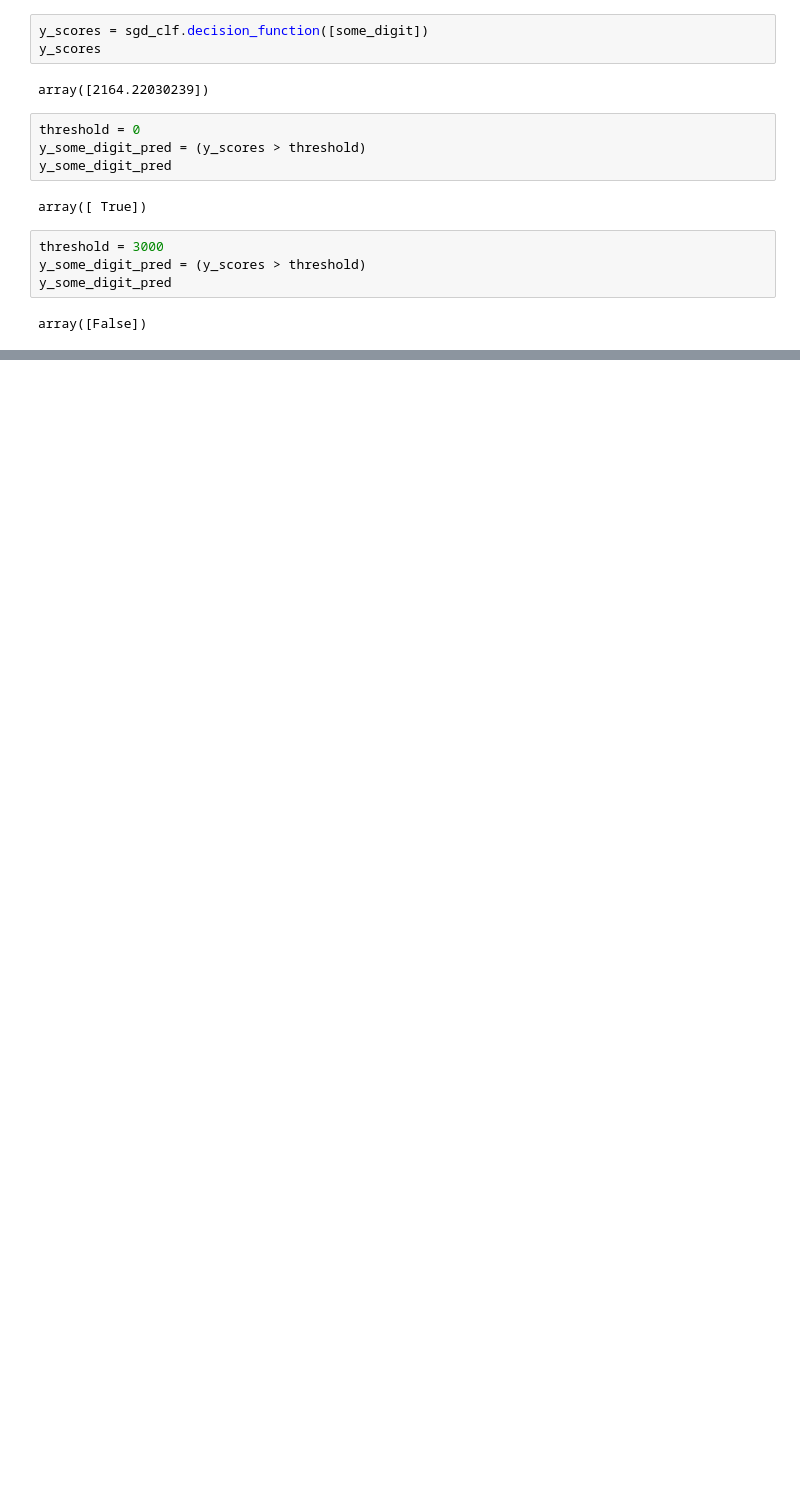
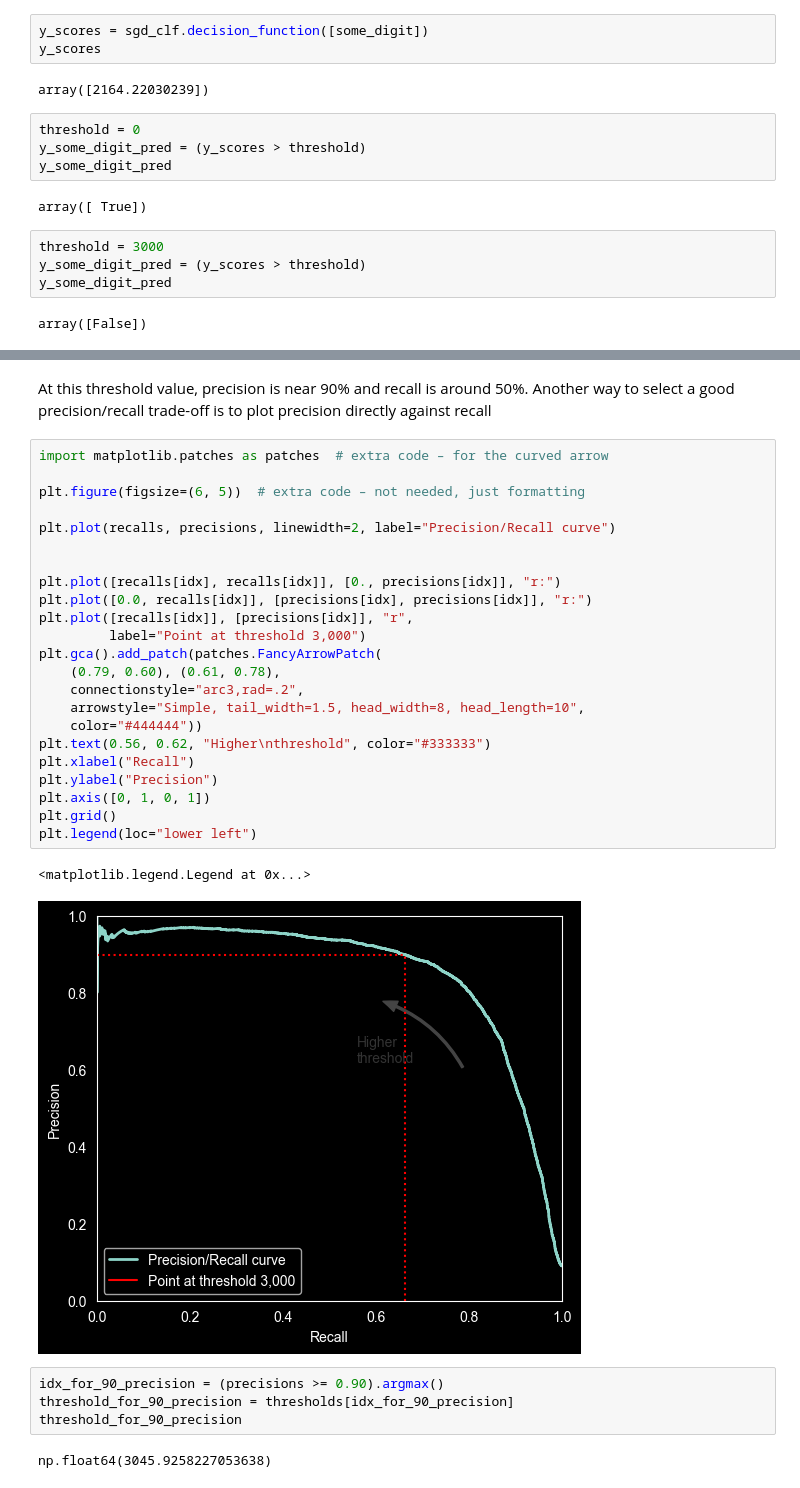
Before and after one commit to Harsh-Prajapati54/ML-Projects, a Jupyter notebook: Handwritten-Classification.ipynb, the cells around one changed output, grey strips where cells are left out. Drawn from its saved outputs; the diff is of its cells as text; blank space fills up the shorter version.

```diff
--- a/Handwritten-Classification.ipynb
+++ b/Handwritten-Classification.ipynb
@@ -281,0 +308,36 @@ array([False])
+# %% [markdown]
+At this threshold value, precision is near 90% and recall is around 50%.
+Another way to select a good precision/recall trade-off is to plot precision
+directly against recall
+# %%
+import matplotlib.patches as patches  # extra code – for the curved arrow
+
+plt.figure(figsize=(6, 5))  # extra code – not needed, just formatting
+
+plt.plot(recalls, precisions, linewidth=2, label="Precision/Recall curve")
+
+
+plt.plot([recalls[idx], recalls[idx]], [0., precisions[idx]], "r:")
+plt.plot([0.0, recalls[idx]], [precisions[idx], precisions[idx]], "r:")
+plt.plot([recalls[idx]], [precisions[idx]], "r",
+         label="Point at threshold 3,000")
+plt.gca().add_patch(patches.FancyArrowPatch(
+    (0.79, 0.60), (0.61, 0.78),
+    connectionstyle="arc3,rad=.2",
+    arrowstyle="Simple, tail_width=1.5, head_width=8, head_length=10",
+    color="#444444"))
+plt.text(0.56, 0.62, "Higher\nthreshold", color="#333333")
+plt.xlabel("Recall")
+plt.ylabel("Precision")
+plt.axis([0, 1, 0, 1])
+plt.grid()
+plt.legend(loc="lower left")
+# %% [output]
+<matplotlib.legend.Legend at 0x...>
+[figure, added]
+# %%
+idx_for_90_precision = (precisions >= 0.90).argmax()
+threshold_for_90_precision = thresholds[idx_for_90_precision]
+threshold_for_90_precision
+# %% [output]
+np.float64(3045.9258227053638)
```
Also changed, not shown: parts of 34 cells of this notebook.
